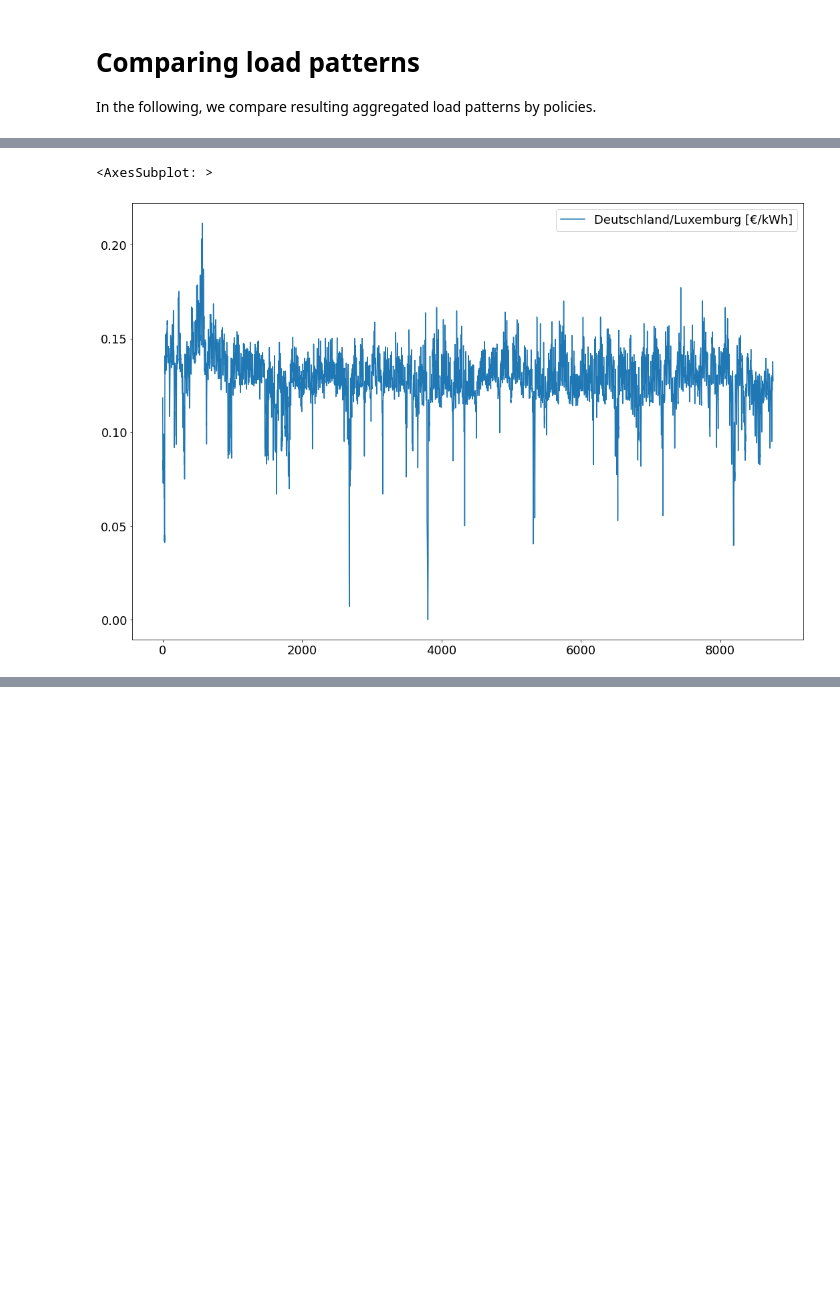
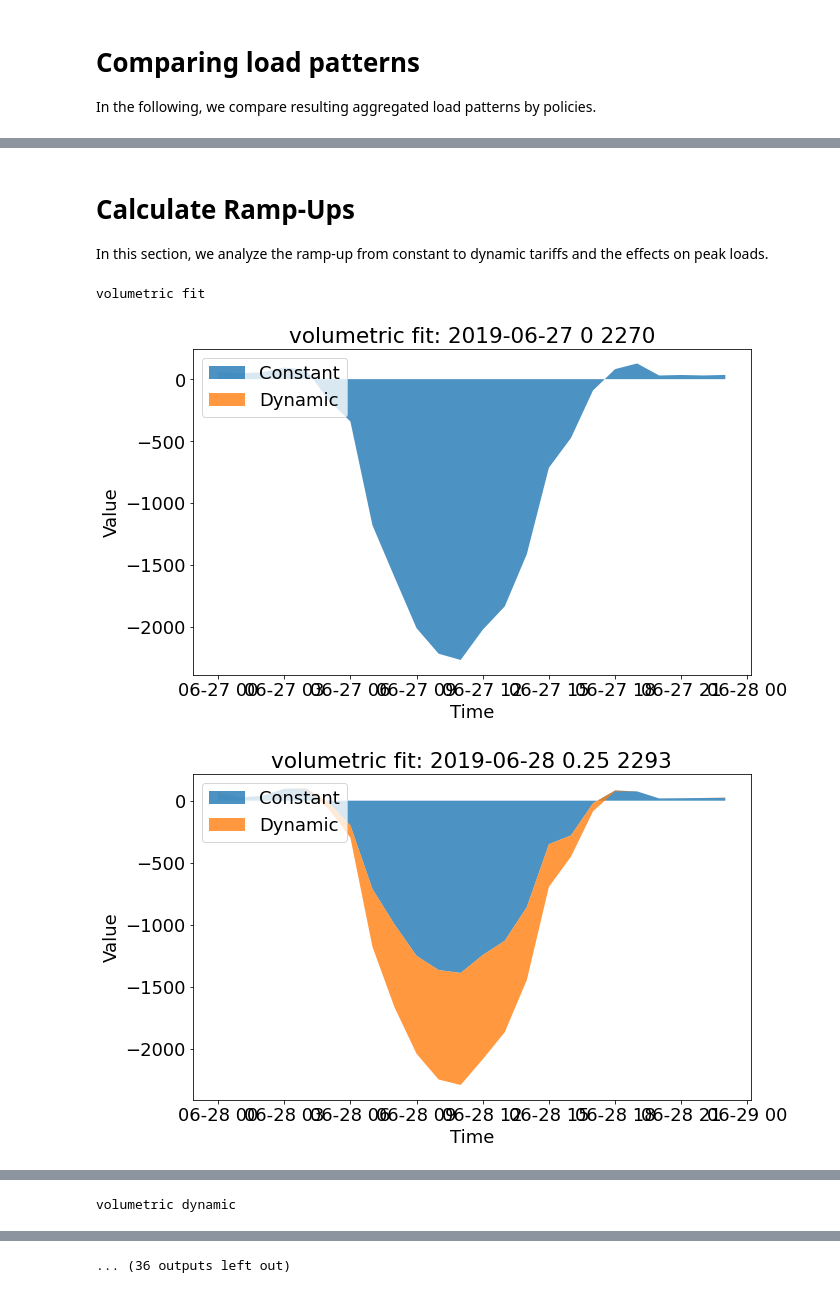
Before and after one commit to leloq/dynamic-tariffs-in-distribution-grids, a Jupyter notebook: 02 Analyze Aggregated Household Profiles and Regulatory Cases.ipynb, the cells around one changed output, grey strips where cells are left out. Saved outputs shown, nothing was run; the diff lists cells and outputs as text; code cells hidden in the pictures; blank space fills up the shorter version.

Commit message:
plots

```diff
--- a/02 Analyze Aggregated Household Profiles and Regulatory Cases.ipynb
+++ b/02 Analyze Aggregated Household Profiles and Regulatory Cases.ipynb
@@ -28,12 +28,12 @@ df_p.head()
 def settings_to_target_df(pricing_type, operation_type, feed_in_type,grid_charge_type, grid_charging_allowed,hp=False,ev=False,costs=False):
     target_df = pd.read_pickle(f"./output/00_pricing_{pricing_type}_operation_{operation_type}_fi_{feed_in_type}_ne_{str(grid_charge_type)}_gridch_{str(grid_charging_allowed)}.pkl")
     if hp:
-        target_df = pd.read_pickle(f"./output/detailed_consumption/HP_00_pricing_{pricing_type}_operation_{operation_type}_fi_{feed_in_type}_ne_{str(grid_charge_type)}_gridch_{str(grid_charging_allowed)}.pkl")
+        target_df = pd.read_pickle(f"./output/detailed_consumption/HP_00_pricing_{pricing_type}_operation_{operation_type}_fi_{feed_in_type}_ne_{str(grid_charge_type)}_gridch_{str(grid_charging_allowed)}new.pkl")
     elif ev:
-        target_df = pd.read_pickle(f"./output/detailed_consumption/EV_00_pricing_{pricing_type}_operation_{operation_type}_fi_{feed_in_type}_ne_{str(grid_charge_type)}_gridch_{str(grid_charging_allowed)}.pkl")
+        target_df = pd.read_pickle(f"./output/detailed_consumption/EV_00_pricing_{pricing_type}_operation_{operation_type}_fi_{feed_in_type}_ne_{str(grid_charge_type)}_gridch_{str(grid_charging_allowed)}new.pkl")
 
     elif costs:
-        target_df = pd.read_pickle(f"./output/detailed_financials/Costs_00_pricing_{pricing_type}_operation_{operation_type}_fi_{feed_in_type}_ne_{str(grid_charge_type)}_gridch_{str(grid_charging_allowed)}.pkl")
+        target_df = pd.read_pickle(f"./output/detailed_financials/Costs_00_pricing_{pricing_type}_operation_{operation_type}_fi_{feed_in_type}_ne_{str(grid_charge_type)}_gridch_{str(grid_charging_allowed)}new.pkl")
 
     return target_df
 # %%
@@ -257,5 +286,71 @@ pd.DataFrame(costs).set_index("name").plot.bar()
+# %% [markdown]
+# Calculate Ramp-Ups
+
+In this section, we analyze the ramp-up from constant to dynamic tariffs and the effects on peak loads.
 # %%
-df_p.plot()
+case_amount = int(len(cases) / 2)  # We divide by 2 since we're processing pairs of cases
+proliferation_steps = [0, 0.25, 0.5, 0.75, 1]
+results = []
+
+
+for case_idx in range(0, case_amount):
+    constant_case_idx = case_idx * 2
+    dynamic_case_idx = constant_case_idx + 1
+
+    case_constant = cases[constant_case_idx]
+    target_df_consumption_constant = settings_to_target_df(case_constant["pricing_type"], case_constant["operation_type"], case_constant["feed_in_tariff"],case_constant["grid_charge_type"],
+                                                     case_constant["grid_charging_allowed"])
+    case_dynamic = cases[dynamic_case_idx]
+    target_df_consumption_dynamic = settings_to_target_df(case_dynamic["pricing_type"], case_dynamic["operation_type"], case_dynamic["feed_in_tariff"],case_dynamic["grid_charge_type"],
+                                                     case_dynamic["grid_charging_allowed"])
+
+    regulatory_title = f'{case_constant["grid_charge_type"]} {case_constant["feed_in_tariff"]}'
+
+    case_result = {"case":regulatory_title}
+    print(regulatory_title)
+
+    ### Now, we build for the different cases ramp-up profiles
+    for proliferation_step in proliferation_steps:
+        df_step_comparison = pd.DataFrame()
+        df_step_comparison.index = target_df_consumption_dynamic.index
+
+        share_idx_dynamic = int(proliferation_step*target_df_consumption_dynamic.shape[1])
+
+        # get step dfs
+        df_const = target_df_consumption_constant.iloc[:, share_idx_dynamic:].sum(axis=1)
+        df_dyn = target_df_consumption_dynamic.iloc[:, :share_idx_dynamic].sum(axis=1)
+        if df_const.shape[0] < 1:
+            df_step_comparison["Constant"] = 0
+        else:
+            df_step_comparison["Constant"] = df_const.values
+
+        if df_dyn.shape[0] < 1:
+            df_step_comparison["Dynamic"] = 0
+        else:
+            df_step_comparison["Dynamic"] = df_dyn.values
+
+        df_step_comparison['Combined'] = df_step_comparison['Constant'] + df_step_comparison['Dynamic']
+        day_with_highest_peak = df_step_comparison['Combined'].abs().idxmax().date()
+        peak = df_step_comparison['Combined'].abs().max()
+        case_result.update({str(proliferation_step):peak})
+
+        # Extract data for this day
+        df_day = df_step_comparison[df_step_comparison.index.date == day_with_highest_peak]
+
+        # Drop the 'Combined' column for plotting
+        df_day = df_day.drop(columns=['Combined'])
+
+        # Plot the data
+        plt.figure(figsize=(10, 6))
+        plt.stackplot(df_day.index, df_day['Constant'], df_day['Dynamic'], labels=['Constant', 'Dynamic'], alpha=0.8)
+        plt.xlabel('Time')
+        plt.ylabel('Value')
+        plt.title(f'{regulatory_title}: {day_with_highest_peak} {proliferation_step} {int(peak)}')
+        plt.legend(loc='upper left')
+        plt.show()
+
+    results.append(case_result)
 # %% [output]
-<AxesSubplot: >
+volumetric fit
-[figure, old version]
+[figure, new version]
+[figure, added]
@@ -261,0 +360 @@ df_p.plot()
+volumetric dynamic
@@ -261,0 +366 @@ df_p.plot()
+... (36 outputs left out)
```
Also changed, not shown: parts of 17 cells of this notebook.
